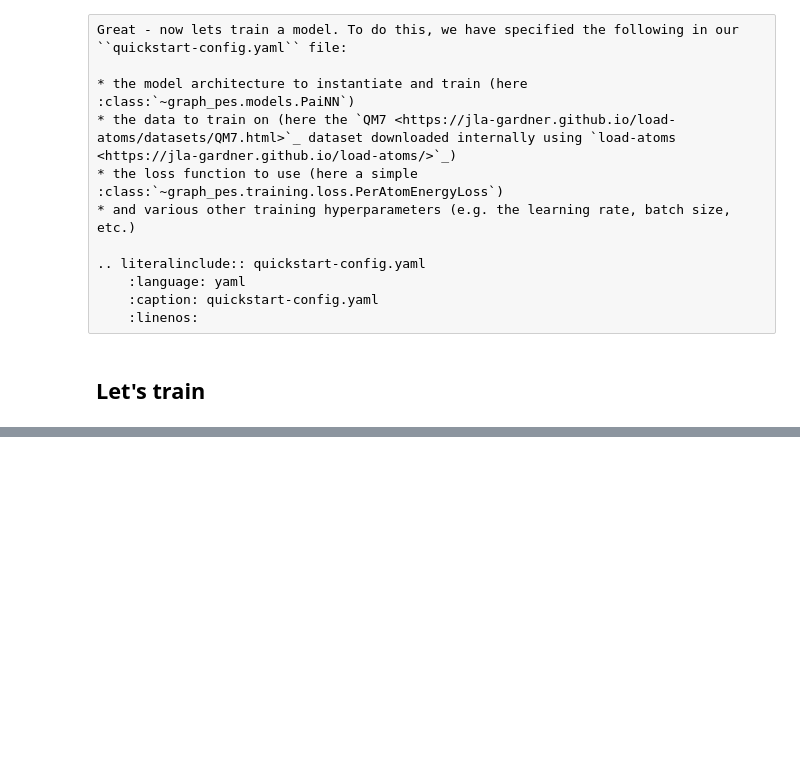
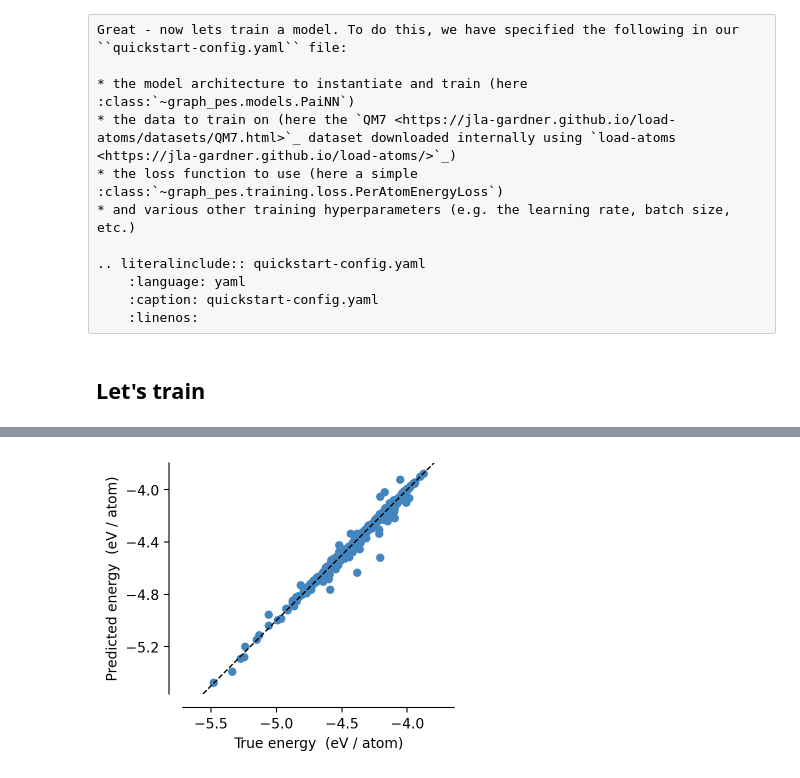
Before and after one commit to jla-gardner/graph-pes, a Jupyter notebook: docs/source/quickstart/train-a-model.ipynb, the cells around one changed output, grey strips where cells are left out. Saved outputs shown, nothing was run; the diff lists cells and outputs as text; code cells hidden in the pictures; blank space fills up the shorter version.

```diff
--- a/docs/source/quickstart/train-a-model.ipynb
+++ b/docs/source/quickstart/train-a-model.ipynb
@@ -121,0 +161,5 @@ bash: line 3: 40566 Killed: 9               graph-pes-train quickstart-config.ya
+# %%
+from graph_pes.models import load_model
+
+best_model = load_model("graph-pes-results/qm7-quickstart/model.pt")
+best_model
@@ -121,0 +184,18 @@ bash: line 3: 40566 Killed: 9               graph-pes-train quickstart-config.ya
+# %%
+from graph_pes.analysis import parity_plot
+from graph_pes.data.io import to_atomic_graphs
+from graph_pes.transform import divide_per_atom
+
+%config InlineBackend.figure_format = 'retina'
+
+test_graphs = to_atomic_graphs(test, cutoff=3.0)
+
+parity_plot(
+    best_model,
+    test_graphs,
+    property="energy",
+    transform=divide_per_atom,
+    units="eV / atom",
+)
+# %% [output]
+[figure, added]
```
Also changed, not shown: parts of 2 cells of this notebook, 3 other files.
